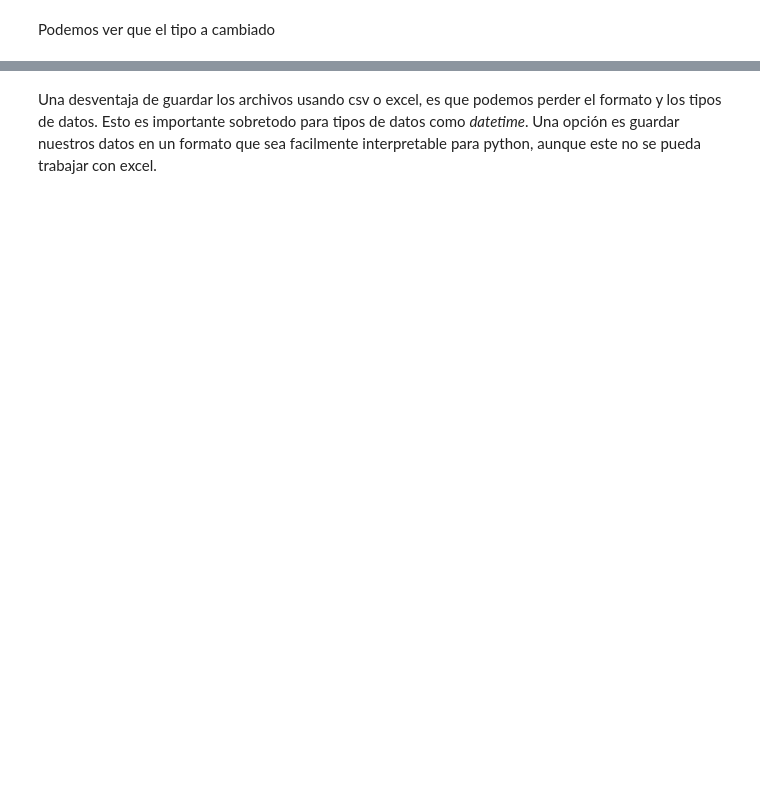
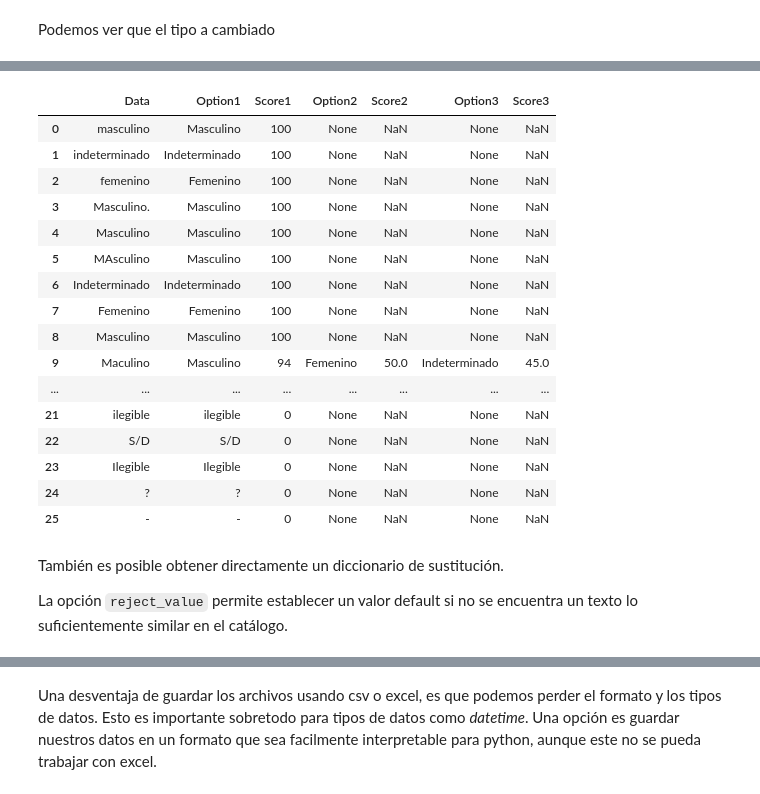
Before and after one commit to mar-esther23/CursoPandas2023, a Jupyter notebook: CP4-Limpieza.ipynb, the cells around one changed output, grey strips where cells are left out. Drawn from its saved outputs; the diff is of its cells as text; code cells hidden in the pictures; blank space fills up the shorter version.

```diff
--- a/CP4-Limpieza.ipynb
+++ b/CP4-Limpieza.ipynb
@@ -939,0 +839,5 @@ df_vic.to_csv('./data-clean/VictimasPgjCdmx-AltoImpacto.csv', index=False)
+# %%
+serie_sexo = pd.Series( [' Masculino', '-', '?', 'F', 'Femenina', 'Femenino', 'Femenino y Masculino', 'I?','Ilegible',
+                         'Indeterminable', 'Indeterminado', 'M', 'M F', 'MAsculino', 'Maculino', 'Masculino', 'Masculino.',
+                         'N', 'S/D', 'femenina', 'femenino', 'ilegible', 'indeterminado', 'masculino', 's/d', 'sin dato' ] )
+serie_sexo
@@ -939,0 +869,6 @@ df_vic.to_csv('./data-clean/VictimasPgjCdmx-AltoImpacto.csv', index=False)
+# %%
+import wibblywobbly as ww
+
+cat_sexo = ['Femenino', 'Masculino', 'Indeterminado']
+ww.map_list_to_catalog(serie_sexo, cat_sexo, thr_accept=95, thr_reject=40)
+# %% [output]
@@ -939,0 +877,21 @@ df_vic.to_csv('./data-clean/VictimasPgjCdmx-AltoImpacto.csv', index=False)
+|  | Data | Option1 | Score1 | Option2 | Score2 | Option3 | Score3 |
+| 0 | masculino | Masculino | 100 | None | NaN | None | NaN |
+| 1 | indeterminado | Indeterminado | 100 | None | NaN | None | NaN |
+| 2 | femenino | Femenino | 100 | None | NaN | None | NaN |
+| 3 | Masculino. | Masculino | 100 | None | NaN | None | NaN |
+| 4 | Masculino | Masculino | 100 | None | NaN | None | NaN |
+| 5 | MAsculino | Masculino | 100 | None | NaN | None | NaN |
+| 6 | Indeterminado | Indeterminado | 100 | None | NaN | None | NaN |
+| 7 | Femenino | Femenino | 100 | None | NaN | None | NaN |
+| 8 | Masculino | Masculino | 100 | None | NaN | None | NaN |
+| 9 | Maculino | Masculino | 94 | Femenino | 50.0 | Indeterminado | 45.0 |
+| ... | ... | ... | ... | ... | ... | ... | ... |
+| 21 | ilegible | ilegible | 0 | None | NaN | None | NaN |
+| 22 | S/D | S/D | 0 | None | NaN | None | NaN |
+| 23 | Ilegible | Ilegible | 0 | None | NaN | None | NaN |
+| 24 | ? | ? | 0 | None | NaN | None | NaN |
+| 25 | - | - | 0 | None | NaN | None | NaN |
+# %% [markdown]
+También es posible obtener directamente un diccionario de sustitución.
+
+La opción `reject_value` permite establecer un valor default si no se encuentra un texto lo suficientemente similar en el catálogo.
```
Also changed, not shown: parts of 166 cells of this notebook, 1 other file.
